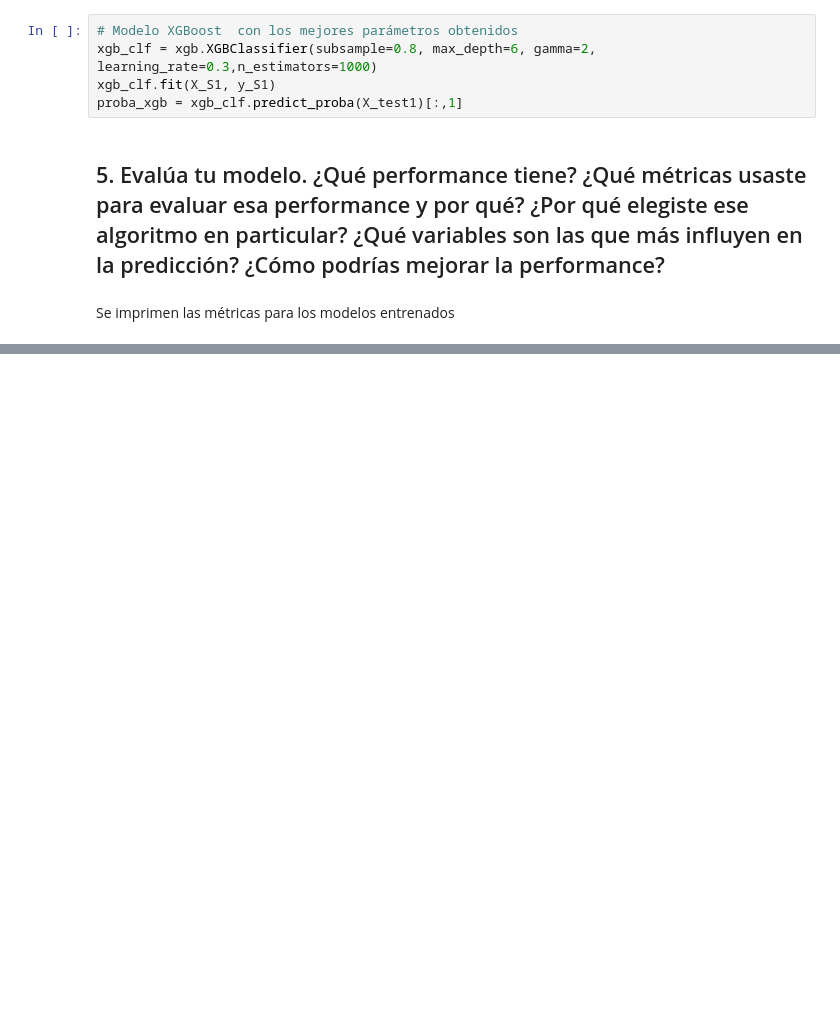
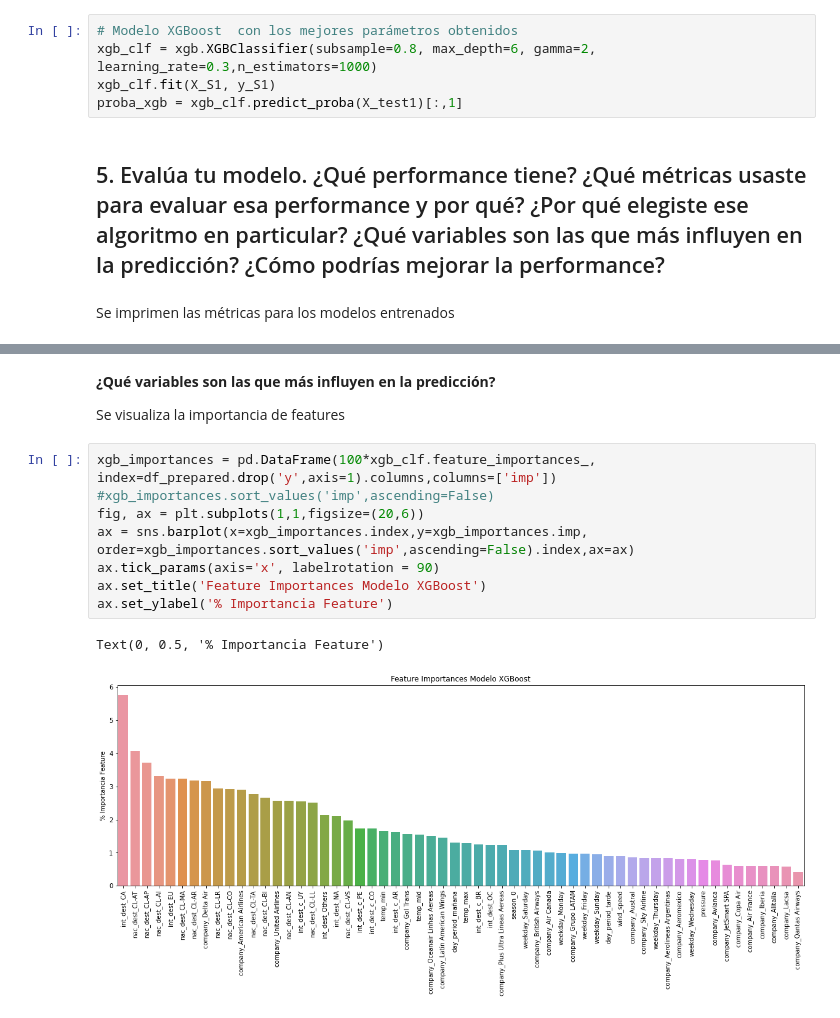
Before and after one commit to jesusfberrios/ds_challenge_latam, a Jupyter notebook: solution.ipynb, the cells around one changed output, grey strips where cells are left out. Cells and saved outputs as stored; diff of their text form; blank space fills up the shorter version.

```diff
--- a/solution.ipynb
+++ b/solution.ipynb
@@ -1363,0 +1473,15 @@ Se imprimen las métricas para los modelos entrenados
+# %% [markdown]
+**¿Qué variables son las que más influyen en la predicción?**
+
+Se visualiza la importancia de features
+# %%
+xgb_importances = pd.DataFrame(100*xgb_clf.feature_importances_, index=df_prepared.drop('y',axis=1).columns,columns=['imp'])
+#xgb_importances.sort_values('imp',ascending=False)
+fig, ax = plt.subplots(1,1,figsize=(20,6))
+ax = sns.barplot(x=xgb_importances.index,y=xgb_importances.imp, order=xgb_importances.sort_values('imp',ascending=False).index,ax=ax)
+ax.tick_params(axis='x', labelrotation = 90)
+ax.set_title('Feature Importances Modelo XGBoost')
+ax.set_ylabel('% Importancia Feature')
+# %% [output]
+Text(0, 0.5, '% Importancia Feature')
+[figure, added]
```
Also changed, not shown: parts of 12 cells of this notebook.
